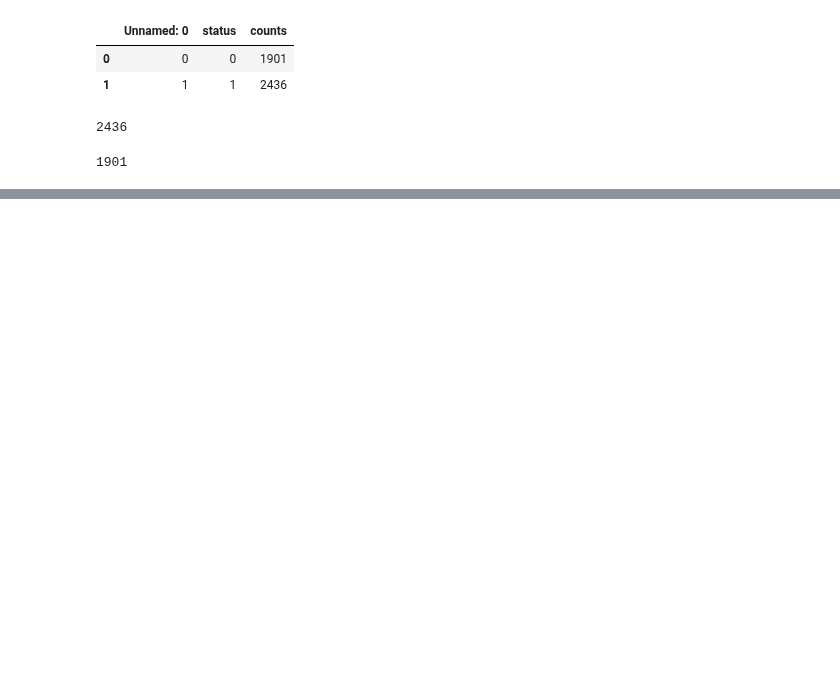
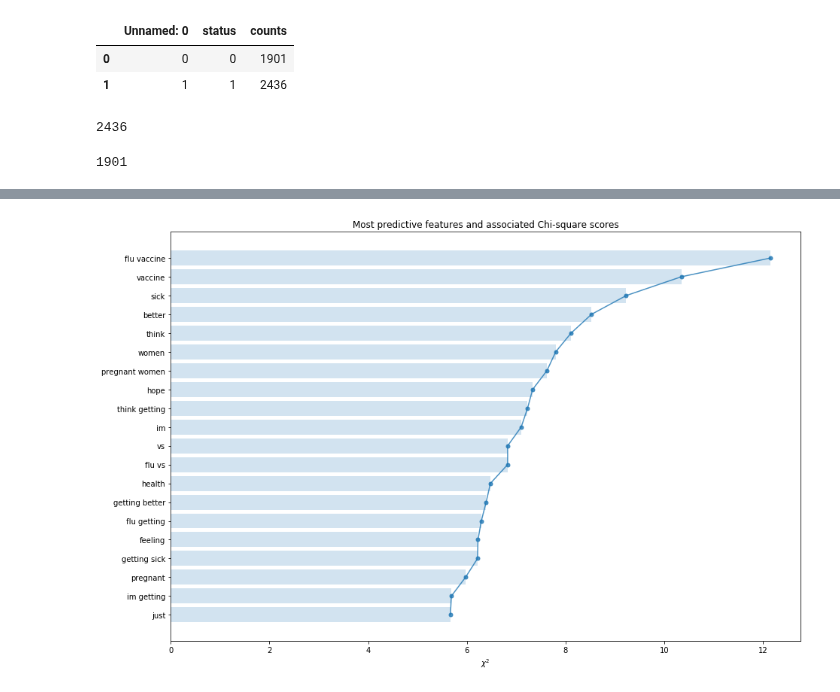
Before and after one commit to paulinaczheng/twitter_flu_tracking, a Jupyter notebook: Dash Check.ipynb, the cells around one changed output, grey strips where cells are left out. Drawn from its saved outputs; the diff is of its cells as text; code cells hidden in the pictures; blank space fills up the shorter version.

```diff
--- a/Dash Check.ipynb
+++ b/Dash Check.ipynb
@@ -191,0 +213,26 @@ plotly.offline.iplot(data)
+# %%
+def plot_most_predictive_features(vectorizer):
+    x_train = vectorizer.fit_transform(train_data)
+    x_test = vectorizer.transform(test_data)
+    chi2score = chi2(x_train, y_train)[0]
+    plt.figure(figsize=(15,10))
+    wscores = list(zip(vectorizer.get_feature_names(), chi2score))
+    wchi2 = sorted(wscores, key=lambda x:x[1])
+    topchi2 = list(zip(*wchi2[-20:]))
+    x = range(len(topchi2[1]))
+    labels = topchi2[0]
+    plt.barh(x,topchi2[1], align='center', alpha=0.2)
+    plt.plot(topchi2[1], x, '-o', markersize=5, alpha=0.8)
+    plt.yticks(x, labels)
+    plt.xlabel('$\chi^2$')
+    plt.title('Most predictive features and associated Chi-square scores')
+
+def tokenize(tweet):
+    tknzr = TweetTokenizer(strip_handles=True, reduce_len=True, preserve_case=False)
+    return tknzr.tokenize(tweet)
+# %%
+tfidfvec2 = TfidfVectorizer(stop_words='english', tokenizer=tokenize, ngram_range=(1,2))
+# %%
+plot_most_predictive_features(tfidfvec2)
+# %% [output]
+[figure, added]
```
Also changed, not shown: parts of 3 cells of this notebook, 2 other files.
